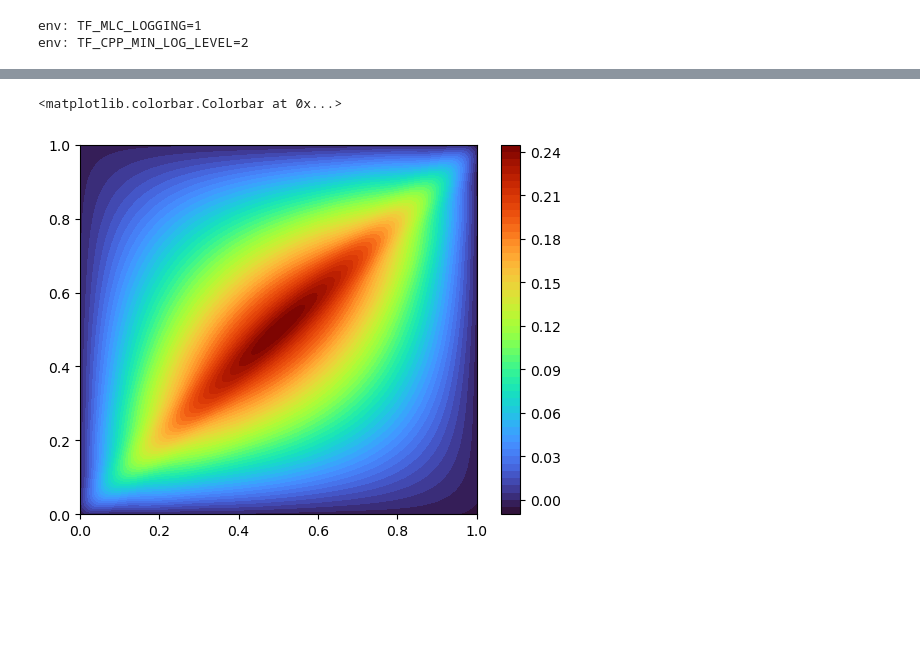
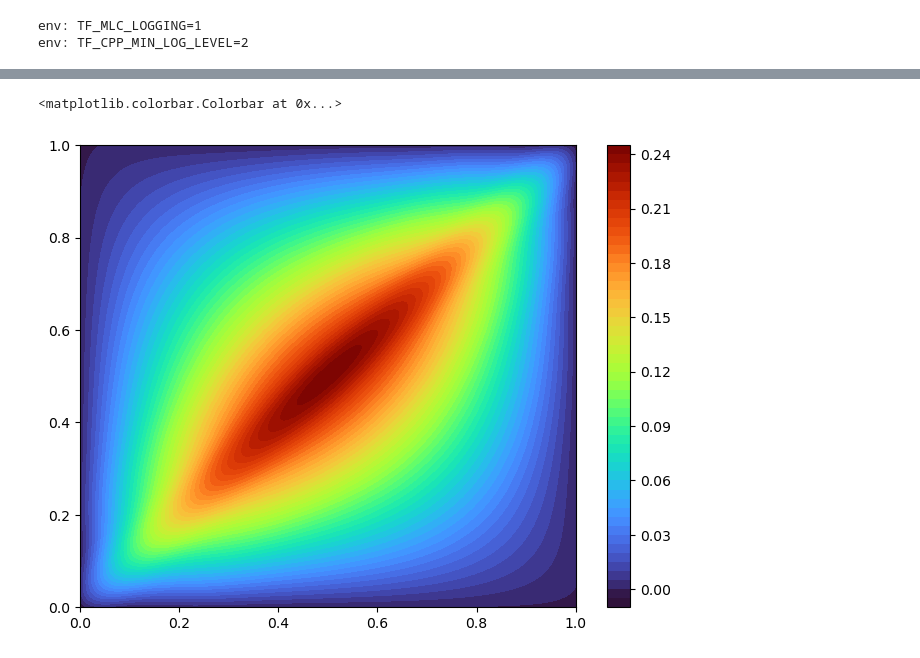
Before and after one commit to hsharsh/chebgreen, a Jupyter notebook: main/greenchebpy.ipynb, the cells around one changed output, grey strips where cells are left out. Drawn from its saved outputs; the diff is of its cells as text; code cells hidden in the pictures; blank space fills up the shorter version.

```diff
--- a/main/greenchebpy.ipynb
+++ b/main/greenchebpy.ipynb
@@ -58,7 +64,8 @@ Wall time: 859 ms
 # %%
 %%time
 G = g[x,y]
-
+fig = plt.figure(figsize = (8,6))
 plt.contourf(x,y,G, 50, cmap = 'turbo', vmin = np.min(G), vmax = np.max(G))
 plt.colorbar()
+# fig.savefig(f'poisson_greenlearning_chebfun2.png', dpi = fig.dpi)
 # %% [output]
@@ -67,2 +74,2 @@ Wall time: 1.76 s
 <matplotlib.colorbar.Colorbar at 0x...>
-[figure, old version]
+[figure, new version]
```
Also changed, not shown: parts of 8 cells of this notebook, 17 other files.
